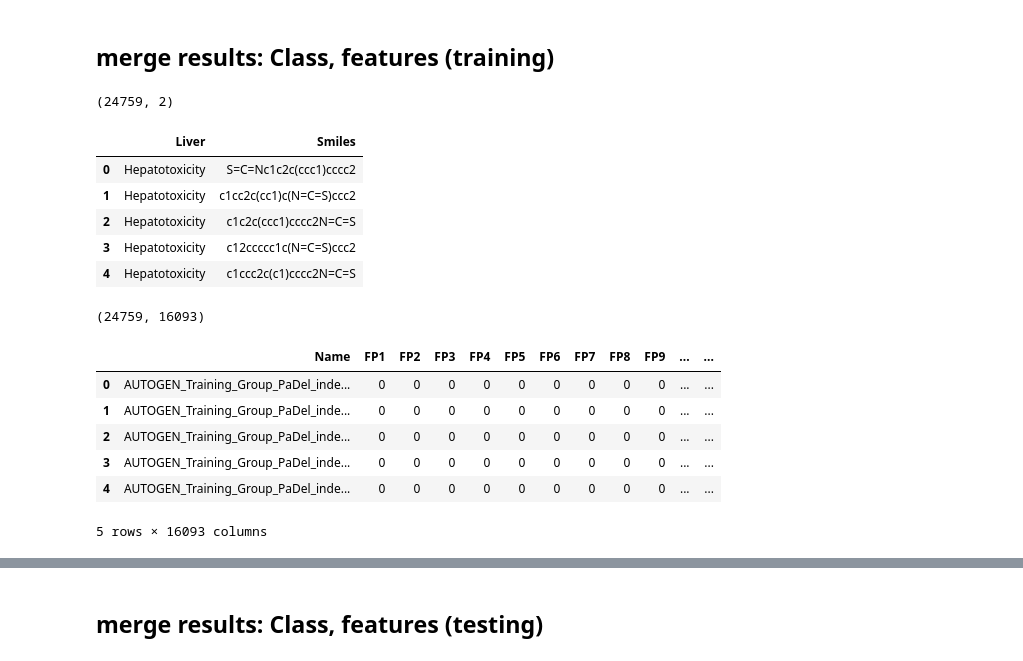
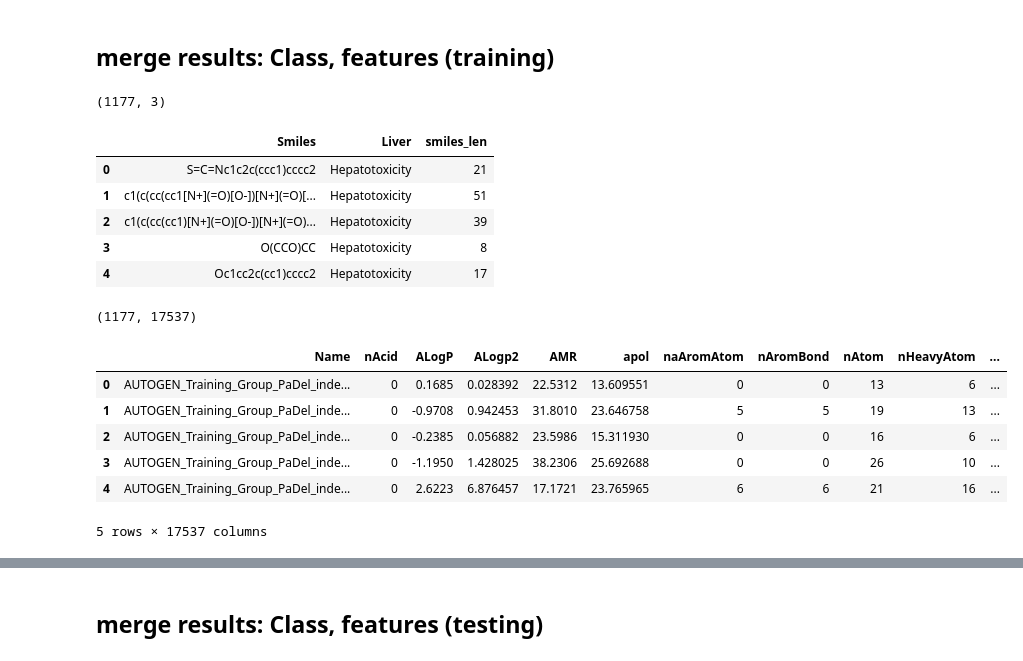
Before and after one commit to ongxuanhong/dili-drug-liver-interaction, a Jupyter notebook: 01.1_molecular.ipynb, the cells around one changed output, grey strips where cells are left out. Cells and saved outputs as stored; diff of their text form; code cells hidden in the pictures.

```diff
--- a/01.1_molecular.ipynb
+++ b/01.1_molecular.ipynb
@@ -465,32 +467,34 @@ pd_data_test["Smiles"].to_csv(
 # %% [markdown]
 ## merge results: Class, features (training)
 # %%
-pd_idx = pd.read_csv("data/Training_Group_PaDel_index_x20.csv")
-pd_idx = pd_idx.drop(columns=["Index"])
-pd_idx = pd_idx.rename(columns={"Class": "Liver"})
+pd_idx = pd.read_csv("data/Training_Group_PaDel_index_2d.csv")
+# pd_idx = pd_idx.drop(columns=["Index"])
+# pd_idx = pd_idx.rename(columns={"Class": "Liver"})
+
+pd_idx = pd_idx[:1177]
 print(pd_idx.shape)
 pd_idx.head()
 # %% [output]
-(24759, 2)
+(1177, 3)
-|  | Liver | Smiles |
-| 0 | Hepatotoxicity | S=C=Nc1c2c(ccc1)cccc2 |
-| 1 | Hepatotoxicity | c1cc2c(cc1)c(N=C=S)ccc2 |
-| 2 | Hepatotoxicity | c1c2c(ccc1)cccc2N=C=S |
-| 3 | Hepatotoxicity | c12ccccc1c(N=C=S)ccc2 |
-| 4 | Hepatotoxicity | c1ccc2c(c1)cccc2N=C=S |
+|  | Smiles | Liver | smiles_len |
+| 0 | S=C=Nc1c2c(ccc1)cccc2 | Hepatotoxicity | 21 |
+| 1 | c1(c(cc(cc1[N+](=O)[O-])[N+](=O)[... | Hepatotoxicity | 51 |
+| 2 | c1(c(cc(cc1)[N+](=O)[O-])[N+](=O)... | Hepatotoxicity | 39 |
+| 3 | O(CCO)CC | Hepatotoxicity | 8 |
+| 4 | Oc1cc2c(cc1)cccc2 | Hepatotoxicity | 17 |
 # %%
-pd_train = pd.read_csv("data/Training_Group_PaDel_x20.csv")
+pd_train = pd.read_csv("data/Training_Group_PaDel_2d.csv")
 print(pd_train.shape)
 pd_train.head()
 # %% [output]
-(24759, 16093)
+(1177, 17537)
-|  | Name | FP1 | FP2 | FP3 | FP4 | FP5 | FP6 | FP7 | FP8 | FP9 | ... | ... |
-| 0 | AUTOGEN_Training_Group_PaDel_inde... | 0 | 0 | 0 | 0 | 0 | 0 | 0 | 0 | 0 | ... | ... |
-| 1 | AUTOGEN_Training_Group_PaDel_inde... | 0 | 0 | 0 | 0 | 0 | 0 | 0 | 0 | 0 | ... | ... |
-| 2 | AUTOGEN_Training_Group_PaDel_inde... | 0 | 0 | 0 | 0 | 0 | 0 | 0 | 0 | 0 | ... | ... |
-| 3 | AUTOGEN_Training_Group_PaDel_inde... | 0 | 0 | 0 | 0 | 0 | 0 | 0 | 0 | 0 | ... | ... |
-| 4 | AUTOGEN_Training_Group_PaDel_inde... | 0 | 0 | 0 | 0 | 0 | 0 | 0 | 0 | 0 | ... | ... |
+|  | Name | nAcid | ALogP | ALogp2 | AMR | apol | naAromAtom | nAromBond | nAtom | nHeavyAtom | ... |
+| 0 | AUTOGEN_Training_Group_PaDel_inde... | 0 | 0.1685 | 0.028392 | 22.5312 | 13.609551 | 0 | 0 | 13 | 6 | ... |
+| 1 | AUTOGEN_Training_Group_PaDel_inde... | 0 | -0.9708 | 0.942453 | 31.8010 | 23.646758 | 5 | 5 | 19 | 13 | ... |
+| 2 | AUTOGEN_Training_Group_PaDel_inde... | 0 | -0.2385 | 0.056882 | 23.5986 | 15.311930 | 0 | 0 | 16 | 6 | ... |
+| 3 | AUTOGEN_Training_Group_PaDel_inde... | 0 | -1.1950 | 1.428025 | 38.2306 | 25.692688 | 0 | 0 | 26 | 10 | ... |
+| 4 | AUTOGEN_Training_Group_PaDel_inde... | 0 | 2.6223 | 6.876457 | 17.1721 | 23.765965 | 6 | 6 | 21 | 16 | ... |
-5 rows × 16093 columns
+5 rows × 17537 columns
 # %%
 assert pd_train.shape[0] == pd_idx.shape[0]
 # %%
```
Also changed, not shown: parts of 11 cells of this notebook, 7 other files.
